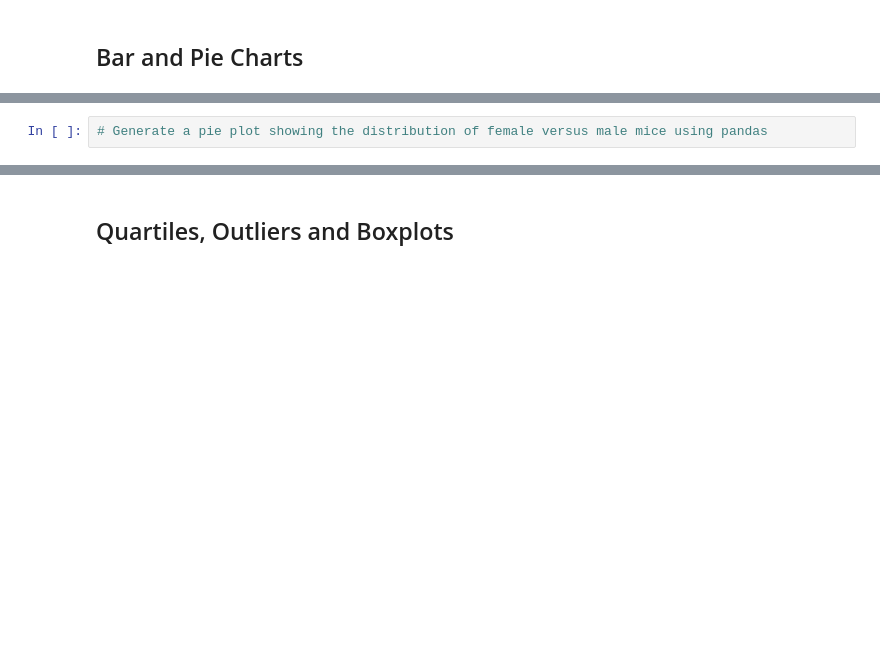
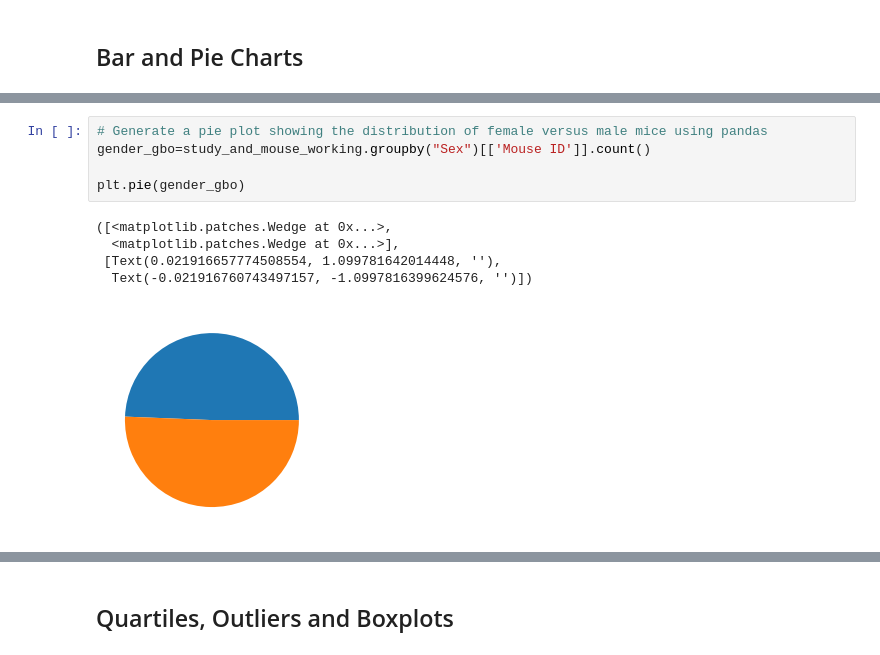
Before and after one commit to travisb98/Plotting_Pharmaceutical_Data, a Jupyter notebook: Pymaceuticals/pymaceuticals_starter.ipynb, the cells around one changed output, grey strips where cells are left out. Drawn from its saved outputs; the diff is of its cells as text; blank space fills up the shorter version.

```diff
--- a/Pymaceuticals/pymaceuticals_starter.ipynb
+++ b/Pymaceuticals/pymaceuticals_starter.ipynb
@@ -146,4 +153,13 @@ mice_per_drug
 # %%
 # Generate a pie plot showing the distribution of female versus male mice using pandas
+gender_gbo=study_and_mouse_working.groupby("Sex")[['Mouse ID']].count()
+
+plt.pie(gender_gbo)
+# %% [output]
+([<matplotlib.patches.Wedge at 0x...>,
+  <matplotlib.patches.Wedge at 0x...>],
+ [Text(0.021916657774508554, 1.099781642014448, ''),
+  Text(-0.021916760743497157, -1.0997816399624576, '')])
+[figure, added]
 # %%
 # Generate a pie plot showing the distribution of female versus male mice using pyplot
```
Also changed, not shown: parts of 6 cells of this notebook.
